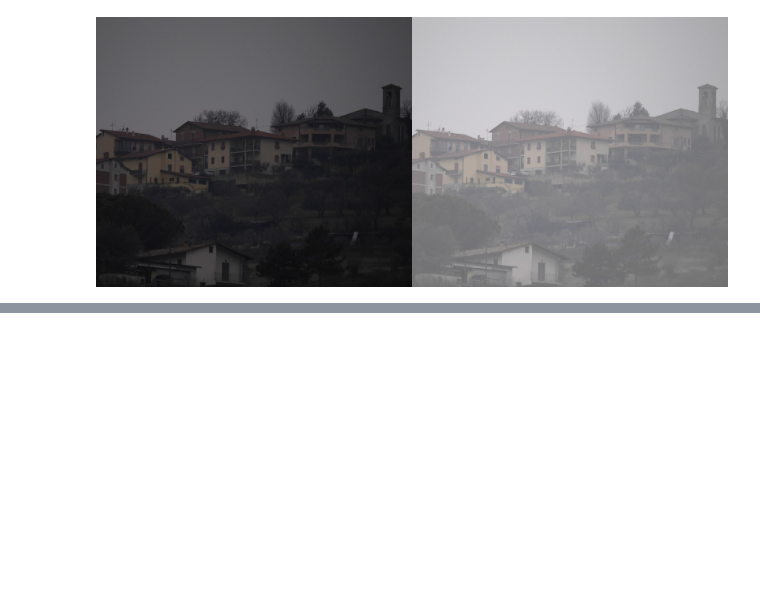
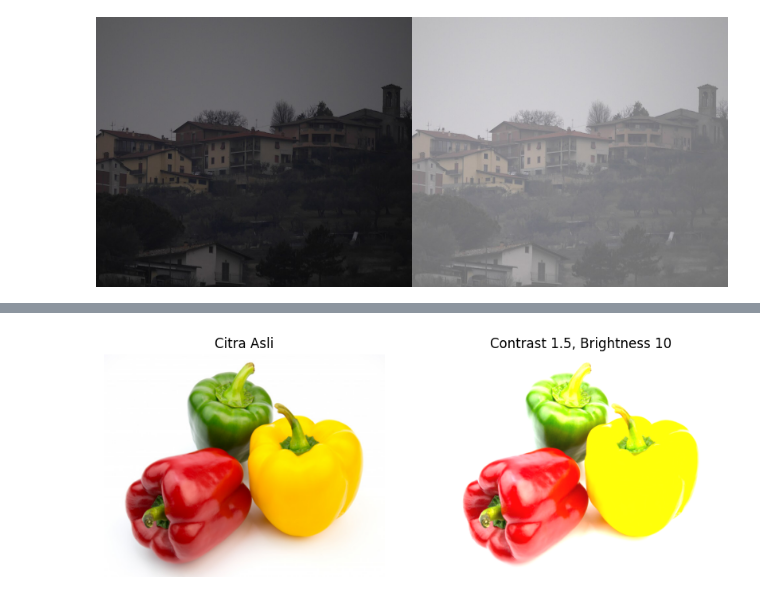
Before and after one commit to silvatria/PCVK_Ganjil_2026, a Jupyter notebook: Week3.ipynb, the cells around one changed output, grey strips where cells are left out. Cells and saved outputs as stored; diff of their text form; code cells hidden in the pictures; blank space fills up the shorter version.

```diff
--- a/Week3.ipynb
+++ b/Week3.ipynb
@@ -36,0 +52,19 @@ Masukkan nilai kecerahan: 100
+# %%
+# 2. Transformasi Contrast & Brightness
+
+import cv2 as cv
+import matplotlib.pyplot as plt
+
+img = cv.imread('/content/drive/MyDrive/2C/PCVK/Images/peppers.jpg')
+img_rgb = cv.cvtColor(img, cv.COLOR_BGR2RGB)
+
+b = 10
+contrast = 1.5
+img_contrast = cv.convertScaleAbs(img_rgb, alpha=contrast, beta=b)
+
+plt.figure(figsize=(10, 5))
+plt.subplot(1, 2, 1), plt.imshow(img_rgb), plt.title('Citra Asli'), plt.axis('off')
+plt.subplot(1, 2, 2), plt.imshow(img_contrast), plt.title(f'Contrast {contrast}, Brightness {b}'), plt.axis('off')
+plt.show()
+# %% [output]
+[figure, added]
```
Also changed, not shown: parts of 10 cells of this notebook.
